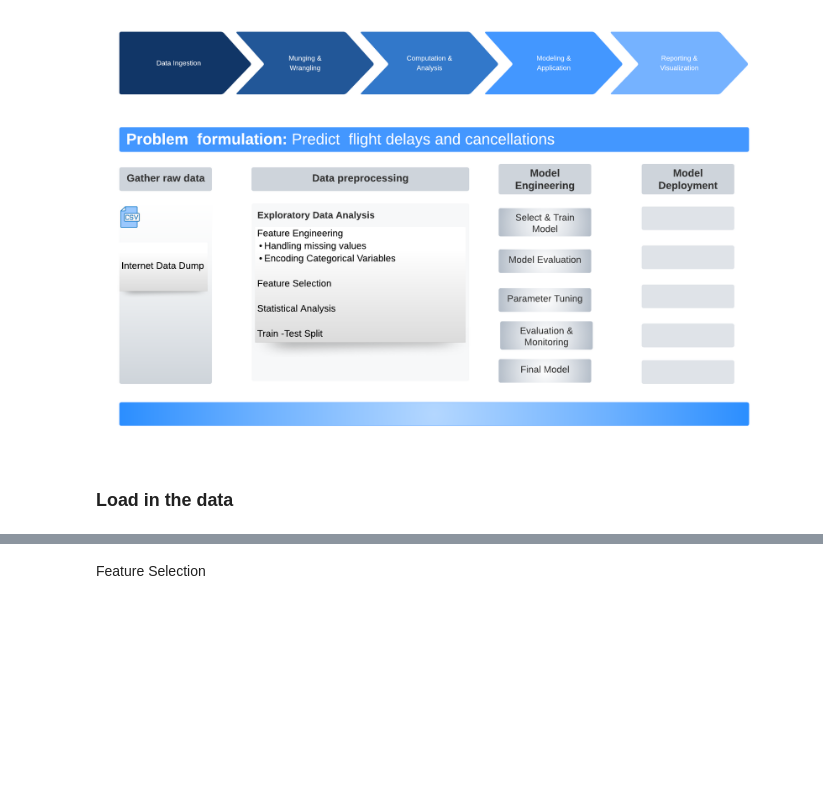
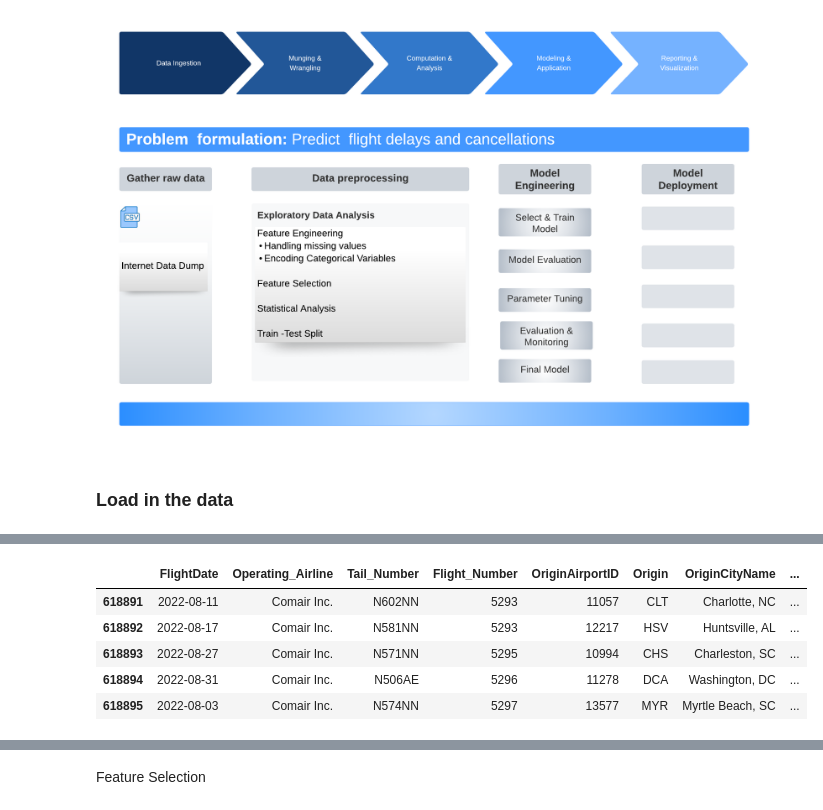
Before and after one commit to georgetown-analytics/team-3, a Jupyter notebook: flight_model/notebooks/ML/ml_flight_data_20182022.ipynb, the cells around one changed output, grey strips where cells are left out. Drawn from its saved outputs; the diff is of its cells as text; code cells hidden in the pictures; blank space fills up the shorter version.

```diff
--- a/flight_model/notebooks/ML/ml_flight_data_20182022.ipynb
+++ b/flight_model/notebooks/ML/ml_flight_data_20182022.ipynb
@@ -66,0 +71,92 @@ usa_airports = usa_airports.rename(columns={"iata": "Origin"})
+# %%
+def airline_mapping(df_flights):
+    df_flights["Operating_Airline"] = (
+        df_flights["Operating_Airline"].map(airline_mapper))
+    df_flights["CancellationCode"] = (
+        df_flights["CancellationCode"].map(cancellation_code_mapper))
+    return df_flights
+
+##########Flight Status Categories####################
+###############DepDelayGroups#########################
+# Departure Delay intervals until 180 mins
+def DepDelay_Class(df_flights):
+    df_flights["DepDelayClass"] = None
+    df_flights.loc[df_flights["DepDelayMinutes"] <= 15, "DepDelayClass"] = "OnTime"
+    df_flights.loc[(df_flights["DepDelayMinutes"] > 15) & (df_flights["DepDelayMinutes"] <= 45), "DepDelayClass"] = "Delay15_45"
+    df_flights.loc[(df_flights["DepDelayMinutes"] > 45), "DepDelayClass"] = "Delay45_180"
+    df_flights.loc[(df_flights["Cancelled"] > 0), "DepDelayClass"] = "Cancelled"
+    return df_flights
+
+def tweak_df_flights(df_flights):
+    DepDelay_Class(df_flights)
+    SELECTED_COLUMNS = ["FlightDate", "Operating_Airline", "Tail_Number", "Flight_Number", "OriginAirportID",
+                        "Origin", "OriginCityName", "OriginState", "OriginStateName", "DestAirportID", "Dest", "DestCityName",
+                        "DestState", "DestStateName", "CRSDepTime", "DepTime", "DepDelay", "DepDel15", "DepDelayMinutes", "DepTimeBlk",
+                        "TaxiOut", "WheelsOn", "TaxiIn", "CRSArrTime", "ArrTime", "ArrDelayMinutes", "ArrDel15", "ArrTimeBlk",
+                        "Cancelled", "CancellationCode", "Diverted", "CRSElapsedTime", "AirTime", "Distance", "CarrierDelay",
+                        "WeatherDelay", "NASDelay", "SecurityDelay", "LateAircraftDelay", "FirstDepTime", "TotalAddGTime","DepDelayClass"
+                        ]
+    df_flights = (
+        df_flights[SELECTED_COLUMNS]
+        .copy()
+    )
+    df_flights = (pd.merge(df_flights, usa_airports, how="left", on=["Origin"]))
+    df_flights.pipe(airline_mapping)
+    return df_flights.assign(
+        DepTime=df_flights.DepTime.fillna(0).astype("float16"),
+        DepDelay=df_flights.DepDelay.fillna(0).astype("float16"),
+        DepDel15=df_flights.DepDel15.fillna(0).astype("float16"),
+        DepDelayMinutes=df_flights.DepDelayMinutes.fillna(0).astype("float16"),
+        TaxiOut=df_flights.TaxiOut.fillna(0).astype("float16"),
+        WheelsOn=df_flights.WheelsOn.fillna(0).astype("float16"),
+        TaxiIn=df_flights.TaxiIn.fillna(0).astype("float16"),
+        ArrDel15=df_flights.ArrDel15.fillna(0).astype("float16"),
+        ArrDelayMinutes=df_flights.ArrDelayMinutes.fillna(0).astype("float16"),
+        CRSElapsedTime=df_flights.CRSElapsedTime.fillna(0).astype("float16"),
+        ArrTime=df_flights.ArrTime.fillna(0).astype("float16"),
+        AirTime=df_flights.AirTime.fillna(0).astype("float16"),
+        Distance=df_flights.Distance.fillna(0).astype("float16"),
+        CarrierDelay=df_flights.CarrierDelay.fillna(0).astype("float16"),
+        WeatherDelay=df_flights.WeatherDelay.fillna(0).astype("float16"),
+        NASDelay=df_flights.NASDelay.fillna(0).astype("float16"),
+        SecurityDelay=df_flights.SecurityDelay.fillna(0).astype("float16"),
+        LateAircraftDelay=df_flights.LateAircraftDelay.fillna(
+            0).astype("float16"),
+        FirstDepTime=df_flights.FirstDepTime.fillna(0).astype("float16"),
+        TotalAddGTime=df_flights.TotalAddGTime.fillna(0).astype("float16"),
+        CancellationCode=df_flights.CancellationCode.fillna(
+            "none").astype("category"),
+        Tail_Number=df_flights.Tail_Number.fillna("none").astype("category"),
+        FlightDate=pd.to_datetime(df_flights.FlightDate)
+    ).astype(
+        {
+            "Operating_Airline": "category",
+            "Origin": "category",
+            "Dest": "category",
+            "DestState": "category",
+            "OriginState": "category",
+            "OriginCityName": "category",
+            "OriginStateName": "category",
+            "DestStateName": "category",
+            "DestCityName": "category",
+            "DepTimeBlk": "category",
+            "ArrTimeBlk": "category",
+            "Cancelled": "int16",
+            "Diverted": "bool",
+            "OriginAirportID": "int16",
+            "DestAirportID": "int16",
+            "CRSDepTime": "int16",
+            "CRSArrTime": "int16",
+            "Flight_Number": "int16",
+            "latitude": "float16",
+            "longitude": "float16",
+            "DepDelayClass": "category"
+        }
+    )
+
+
+df_flights = tweak_df_flights(df_flights)
+
+print(df_flights.shape)
+df_flights.tail()
+# %% [output]
@@ -67 +164,7 @@ usa_airports = usa_airports.rename(columns={"iata": "Origin"})
+|  | FlightDate | Operating_Airline | Tail_Number | Flight_Number | OriginAirportID | Origin | OriginCityName | ... |
+| 618891 | 2022-08-11 | Comair Inc. | N602NN | 5293 | 11057 | CLT | Charlotte, NC | ... |
+| 618892 | 2022-08-17 | Comair Inc. | N581NN | 5293 | 12217 | HSV | Huntsville, AL | ... |
+| 618893 | 2022-08-27 | Comair Inc. | N571NN | 5295 | 10994 | CHS | Charleston, SC | ... |
+| 618894 | 2022-08-31 | Comair Inc. | N506AE | 5296 | 11278 | DCA | Washington, DC | ... |
+| 618895 | 2022-08-03 | Comair Inc. | N574NN | 5297 | 13577 | MYR | Myrtle Beach, SC | ... |
 # %%
```
Also changed, not shown: parts of 59 cells of this notebook, 2 other files.
